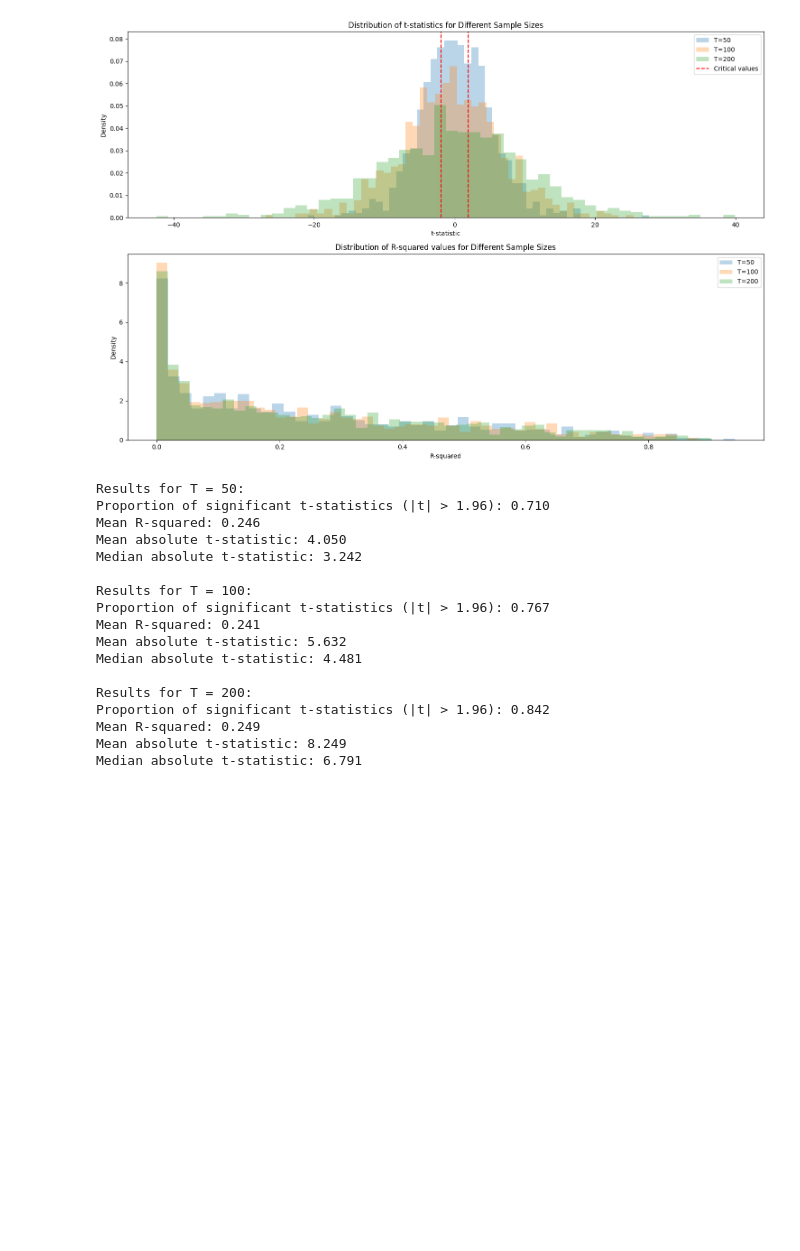
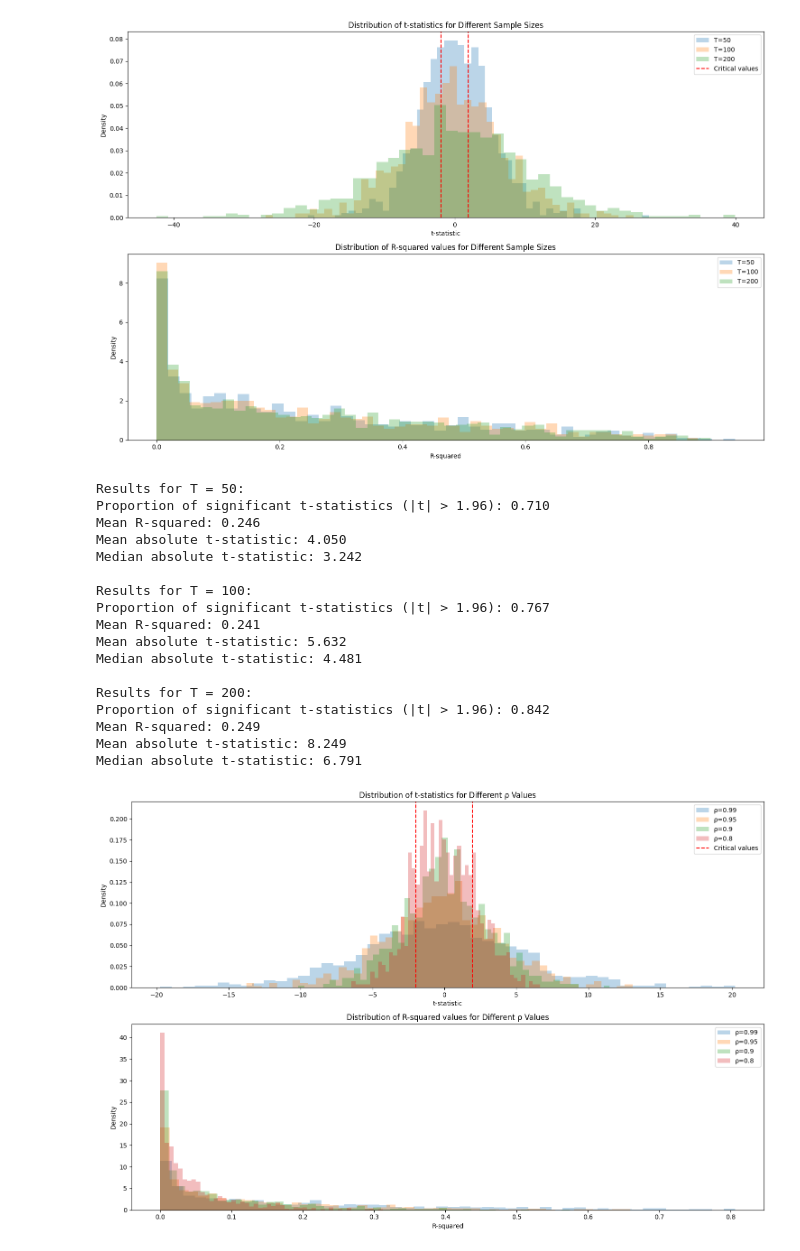
Before and after one commit to GuramL/Time-Series-Assignment-4, a Jupyter notebook: Code.ipynb, the cells around one changed output. Drawn from its saved outputs; the diff is of its cells as text; code cells hidden in the pictures; blank space fills up the shorter version.

```diff
--- a/Code.ipynb
+++ b/Code.ipynb
@@ -243,3 +243,86 @@ Proportion of significant t-statistics (|t| > 1.96): 0.842
 Mean R-squared: 0.249
 Mean absolute t-statistic: 8.249
 Median absolute t-statistic: 6.791
+# %%
+################################ Problem 2 a ##########################################
+
+from scipy import stats
+
+# Set random seed for reproducibility
+np.random.seed(42)
+
+# Parameters
+T = 100  # Sample size
+n_simulations = 1000
+rho_values = [0.99, 0.95, 0.9, 0.8]  # Different persistence levels
+
+# Dictionary to store results for each rho value
+results = {rho: {'r_squared': np.zeros(n_simulations),
+                 't_stats': np.zeros(n_simulations)}
+           for rho in rho_values}
+
+# Perform simulations for each rho value
+for rho in rho_values:
+    for sim in range(n_simulations):
+        # Generate Y sequence with AR(1) process
+        e = np.random.standard_normal(T)
+        Y = np.zeros(T)
+        Y[0] = e[0]
+        for t in range(1, T):
+            Y[t] = rho * Y[t-1] + e[t]
+
+        # Generate X sequence with AR(1) process
+        a = np.random.standard_normal(T)
+        X = np.zeros(T)
+        X[0] = a[0]
+        for t in range(1, T):
+            X[t] = rho * X[t-1] + a[t]
+
+        # Regression
+        X_with_const = sm.add_constant(X)
+        model = sm.OLS(Y, X_with_const)
+        results[rho]['r_squared'][sim] = model.fit().rsquared
+        results[rho]['t_stats'][sim] = model.fit().tvalues[1]
+
+# Create visualization
+plt.figure(figsize=(15, 10))
+
+# Plot t-statistics distributions
+plt.subplot(2, 1, 1)
+for rho in rho_values:
+    plt.hist(results[rho]['t_stats'], bins=50, density=True, alpha=0.3,
+             label=f'ρ={rho}')
+plt.axvline(x=1.96, color='r', linestyle='--', label='Critical values')
+plt.axvline(x=-1.96, color='r', linestyle='--')
+plt.title('Distribution of t-statistics for Different ρ Values')
+plt.xlabel('t-statistic')
+plt.ylabel('Density')
+plt.legend()
+
+# Plot R-squared distributions
+plt.subplot(2, 1, 2)
+for rho in rho_values:
+    plt.hist(results[rho]['r_squared'], bins=50, density=True, alpha=0.3,
+             label=f'ρ={rho}')
+plt.title('Distribution of R-squared values for Different ρ Values')
+plt.xlabel('R-squared')
+plt.ylabel('Density')
+plt.legend()
+
+plt.tight_layout()
+plt.show()
+
+# Print summary statistics
+print("\nSummary Statistics for Different ρ Values:")
+print("\nρ      Sig. t-stats    Mean R²    Mean |t-stat|")
+print("-" * 45)
+for rho in rho_values:
+    t_stats = results[rho]['t_stats']
+    r_squared = results[rho]['r_squared']
+    significant_t = np.mean(np.abs(t_stats) > 1.96)
+    mean_r2 = np.mean(r_squared)
+    mean_abs_t = np.mean(np.abs(t_stats))
+
+    print(f"{rho:.2f}   {significant_t:.3f}        {mean_r2:.3f}      {mean_abs_t:.3f}")
+# %% [output]
+[figure, added]
```
Also changed, not shown: parts of 2 cells of this notebook.
